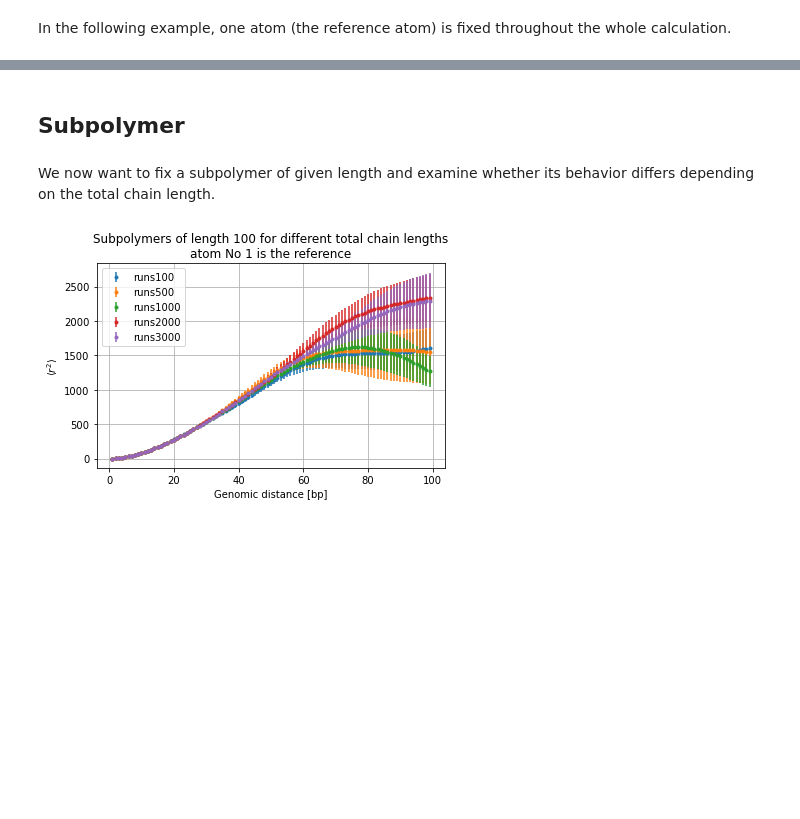
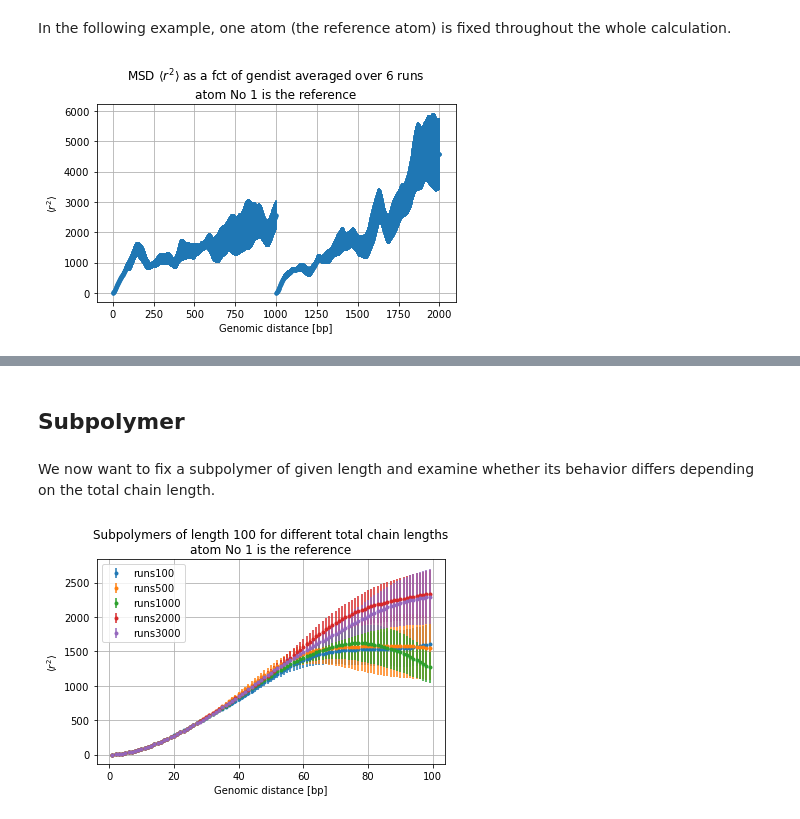
Before and after one commit to PHouzel/So-many-chromosomes, a Jupyter notebook: analysis/r2mean-from-lammps-traj.ipynb, the cells around one changed output, grey strips where cells are left out. Drawn from its saved outputs; the diff is of its cells as text; code cells hidden in the pictures; blank space fills up the shorter version.

```diff
--- a/analysis/r2mean-from-lammps-traj.ipynb
+++ b/analysis/r2mean-from-lammps-traj.ipynb
@@ -168,8 +176,9 @@ FileNotFoundError: [Errno 2] No such file or directory: '../run2-1000/dumplin_cl
 In the following example, one atom (the reference atom) is fixed throughout the whole calculation.
 # %%
 %%time
-directory = '../run2-1000/dumplin_A15'
+directory = '../run6-2000/dumplin_cluster_anchoring_1wall_A7'
 delta = 1
 ref = 1
 plotMSDs_avgruns(directory,delta,refatom=ref)
 # %% [output]
+[figure, added]
```
Also changed, not shown: parts of 4 cells of this notebook, 1 other file.
